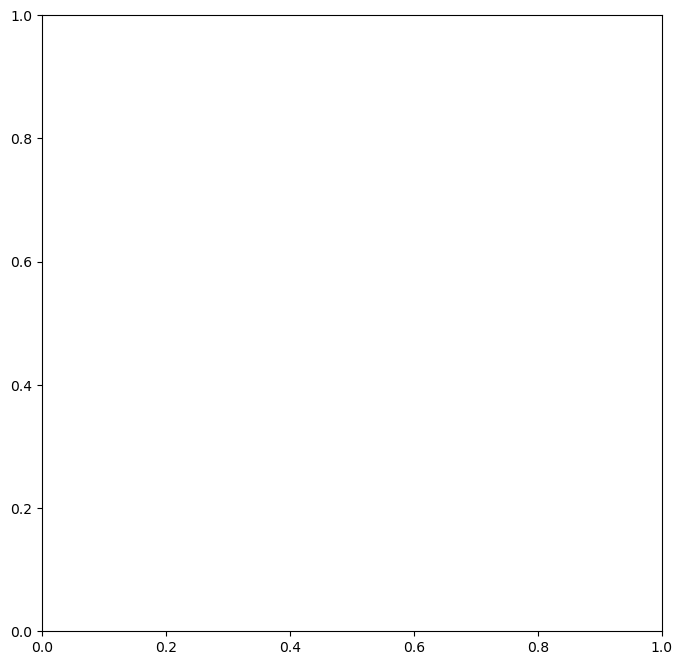
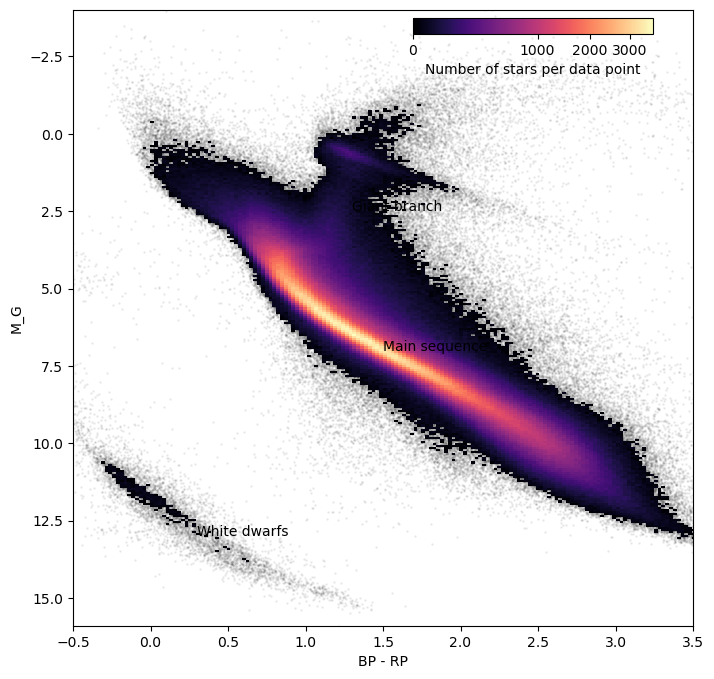
Unified diff of the notebook cell whose output changed from the first chart to the second:
--- before
+++ after
@@ -11,8 +11,8 @@
 
 # 2D-histogram with hist2d to show density of stars, showing only bins with more than 10 stars in them using cmin
-h = ax.hist2d(_, _, bins=300, cmin=10, norm=colors.PowerNorm(0.5), cmap=mpl.cm.get_cmap('magma'), zorder=0.5)
+h = ax.hist2d(bp_rp, mg, bins=300, cmin=10, norm=colors.PowerNorm(0.5), cmap=mpl.cm.get_cmap('magma'), zorder=0.5)
 
 # fill the rest with scatter
-ax.scatter(_, _, alpha=0.05, s=1, color='k', zorder=0)
+ax.scatter(bp_rp, mg, alpha=0.05, s=1, color='k', zorder=0)
 
 #invert the y axis for displaying magnitudes
@@ -24,22 +24,22 @@
 
 #annotate components
-ax.text(_,_,'Main sequence')
-ax.text(_,_,'Giant branch')
-ax.text(_,_,'White dwarfs')
+ax.text(1.5,7,'Main sequence')
+ax.text(1.3,2.5,'Giant branch')
+ax.text(0.3,13,'White dwarfs')
 
-ax.set_xlabel(_)
-ax.set_ylabel(_)
-cb.set_label(_)
-ax.set_xlim(_,_)
+ax.set_xlabel("BP - RP")
+ax.set_ylabel("M_G")
+cb.set_label("Number of stars per data point")
+ax.set_xlim(-0.5,3.5)
 
 #define functions to convert quantities for secondary axis
 def mag2lum(x):
-    return _
+    return 10**(-0.4 * (x - 4.83))
 def lum2mag(x):
-    return _
+    return 4.83
 
 # create secondary axis
-axy = _
-axy.set_ylabel(_)
+axy = ax.secondary_xaxis("right", function=(mag2lum, lum2mag))
+axy.set_ylabel("Luminosity (L / L$_\odot$)")
 
 #adjust ticks on axis

Commit: ex01finished